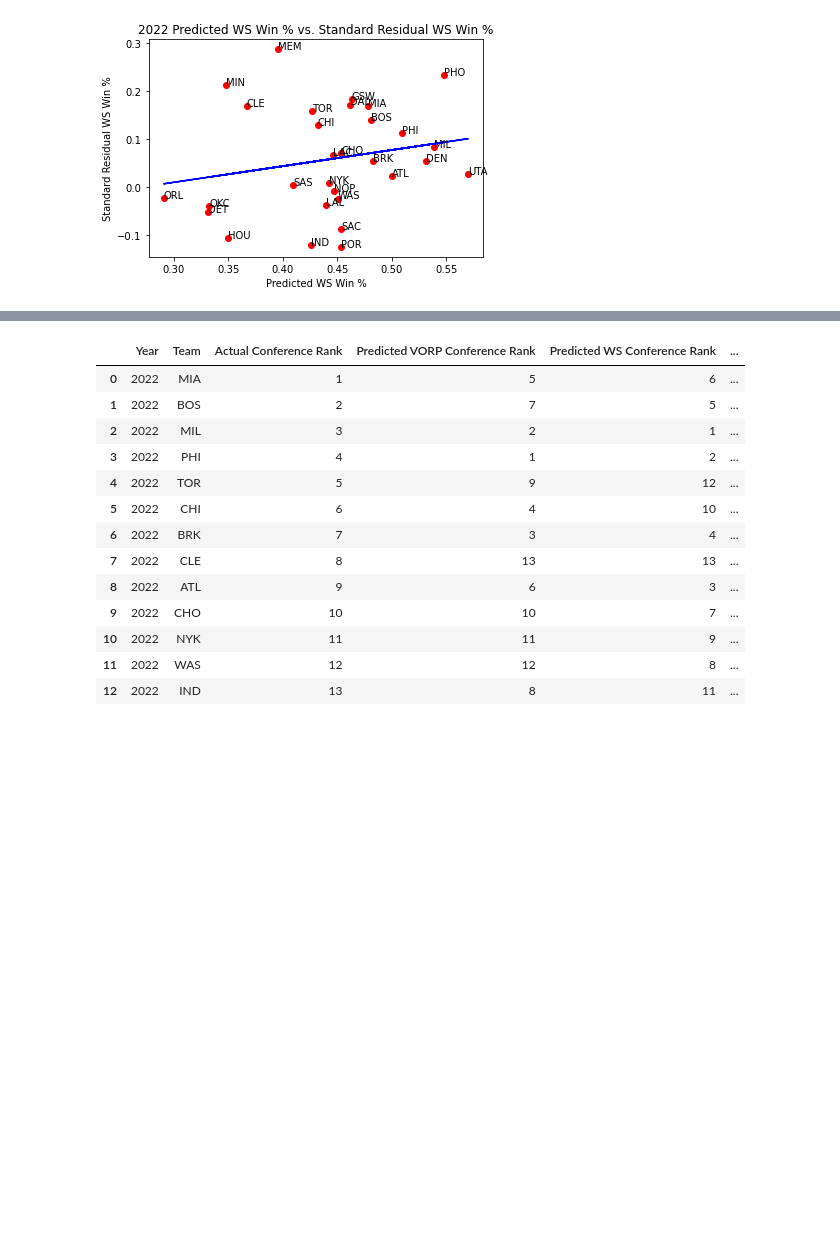
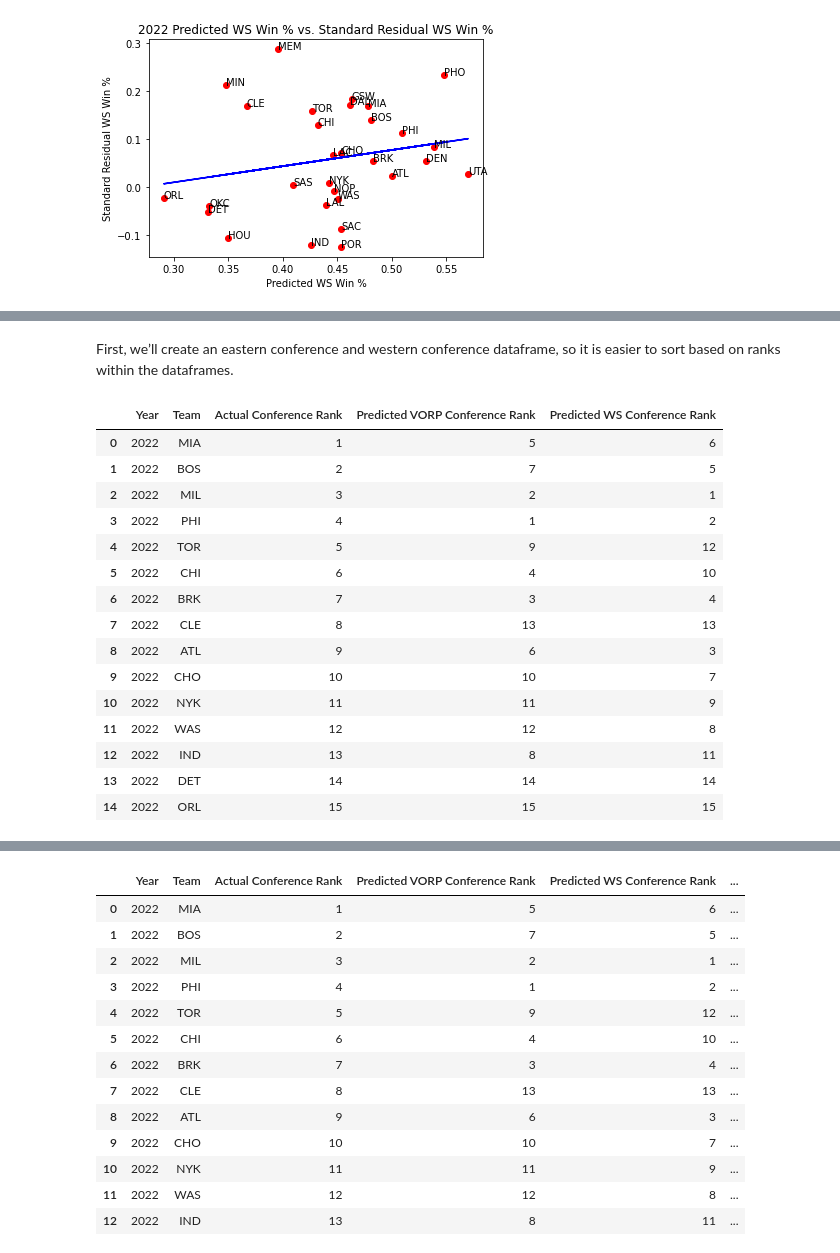
Before and after one commit to ShabKasra/ShabKasra.github.io, a Jupyter notebook: rec_predictor/Record_Predictor.ipynb, the cells around one changed output, grey strips where cells are left out. Drawn from its saved outputs; the diff is of its cells as text; code cells hidden in the pictures; blank space fills up the shorter version.

```diff
--- a/rec_predictor/Record_Predictor.ipynb
+++ b/rec_predictor/Record_Predictor.ipynb
@@ -461,6 +463,7 @@ wsRegressor = None
 ws48Regressor = None
 
 pValues = []
+accuracies = []
 for stat in advStats:
     regressor = linear_model.LinearRegression()
 
@@ -477,9 +480,8 @@ for stat in advStats:
     X2 = sm.add_constant(X_train)
     est = sm.OLS(y_train, X2)
     est2 = est.fit()
-    print(est2.pvalues[1])
+    pValues.append(est2.pvalues[1])
 
-    pValues.append(est.pvalues[1])
     plt_train = plt
     plt_train.scatter(X_train, y_train, color='red')
     plt_train.plot(X_train, regressor.predict(X_train), color='blue')
@@ -498,7 +500,10 @@ for stat in advStats:
 
     y_pred = regressor.predict(X_test)
 
-    print("Accuracy of " + stat + " model: " + str(regressor.score(X_test,y_test)* 100) + "%")
+    accuracy = regressor.score(X_test,y_test)* 100
+    accuracies.append(accuracy)
+    print("Accuracy of " + stat + " model: " + str(accuracy) + "%")
+    print("p-value of " + stat + "model: " + str(est2.pvalues[1]))
 
     if stat == 'VORP':
        vorpRegressor = regressor
@@ -695,0 +724,24 @@ Taking a look at rankings because it is easier to visualize than win percentage
+# %% [markdown]
+First, we’ll create an eastern conference and western conference dataframe, so it is easier to sort based on ranks within the dataframes.
+# %%
+easternRankings22 = season22.loc[(season22["Conference"] == 'East')]
+easternRankings22 = easternRankings22[['Year','Team','Actual Conference Rank','Predicted VORP Conference Rank','Predicted WS Conference Rank']]
+easternRankings22 = easternRankings22.sort_values('Actual Conference Rank').reset_index(drop = True)
+easternRankings22
+# %% [output]
+|  | Year | Team | Actual Conference Rank | Predicted VORP Conference Rank | Predicted WS Conference Rank |
+| 0 | 2022 | MIA | 1 | 5 | 6 |
+| 1 | 2022 | BOS | 2 | 7 | 5 |
+| 2 | 2022 | MIL | 3 | 2 | 1 |
+| 3 | 2022 | PHI | 4 | 1 | 2 |
+| 4 | 2022 | TOR | 5 | 9 | 12 |
+| 5 | 2022 | CHI | 6 | 4 | 10 |
+| 6 | 2022 | BRK | 7 | 3 | 4 |
+| 7 | 2022 | CLE | 8 | 13 | 13 |
+| 8 | 2022 | ATL | 9 | 6 | 3 |
+| 9 | 2022 | CHO | 10 | 10 | 7 |
+| 10 | 2022 | NYK | 11 | 11 | 9 |
+| 11 | 2022 | WAS | 12 | 12 | 8 |
+| 12 | 2022 | IND | 13 | 8 | 11 |
+| 13 | 2022 | DET | 14 | 14 | 14 |
+| 14 | 2022 | ORL | 15 | 15 | 15 |
```
Also changed, not shown: parts of 46 cells of this notebook.
